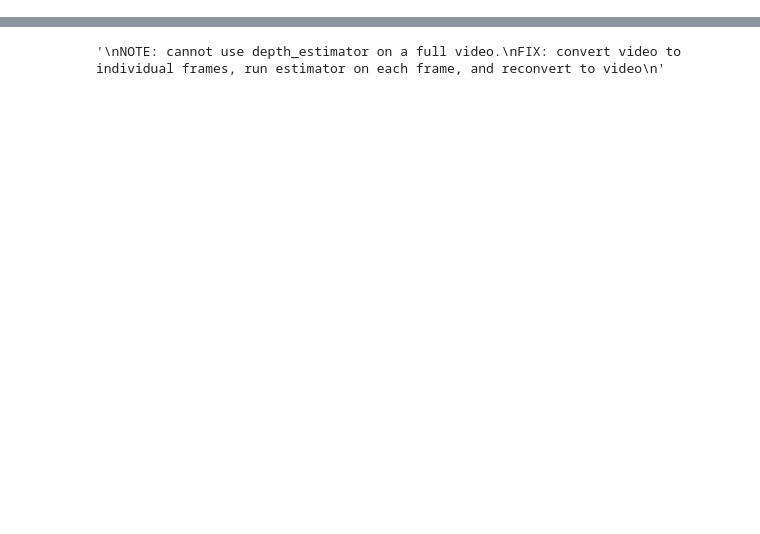
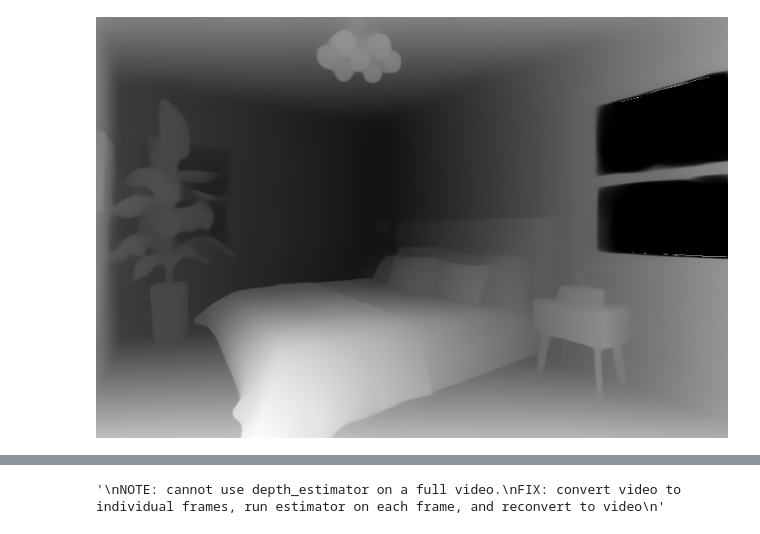
Before and after one commit to mohamedshaik272/Optimal-Path-Navigation, a Jupyter notebook: environment_nav.ipynb, the cells around one changed output, grey strips where cells are left out. Saved outputs shown, nothing was run; the diff lists cells and outputs as text; code cells hidden in the pictures; blank space fills up the shorter version.

```diff
--- a/environment_nav.ipynb
+++ b/environment_nav.ipynb
@@ -134,0 +145,6 @@ display_img_depths(depth_estimator)
+# %%
+output = depth_estimator("images/room_in_house.jpg")
+# This is a tensor with the values being the depth expressed in meters for each pixel
+output["depth"]
+# %% [output]
+[figure, added]
```
Also changed, not shown: parts of 21 cells of this notebook.
